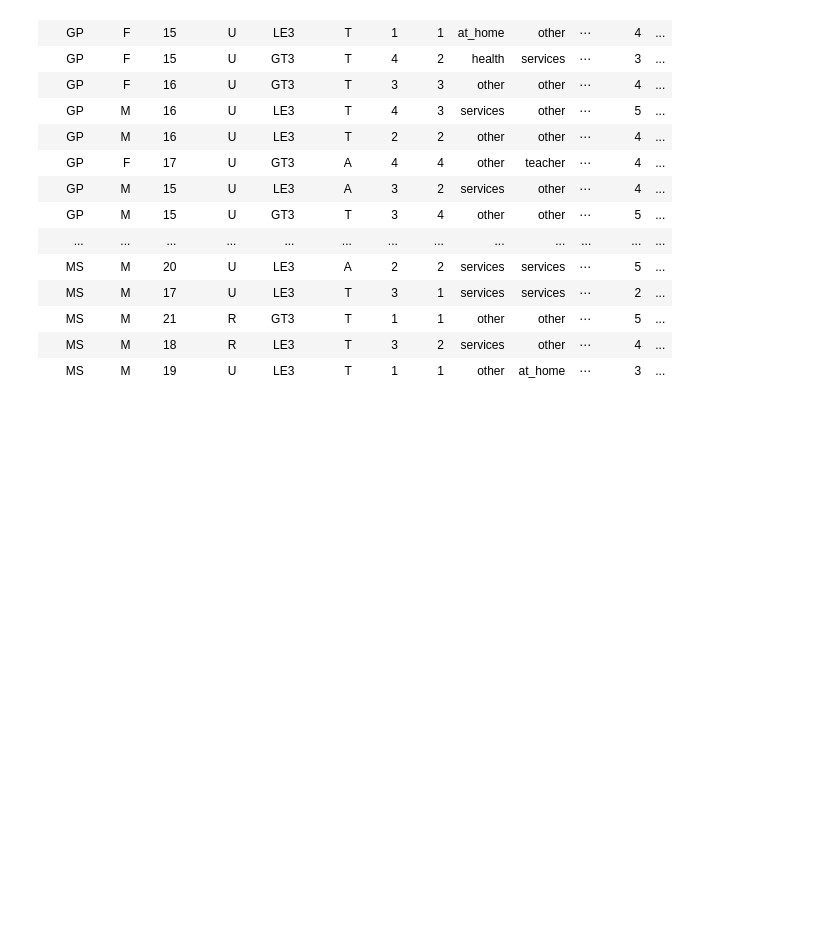
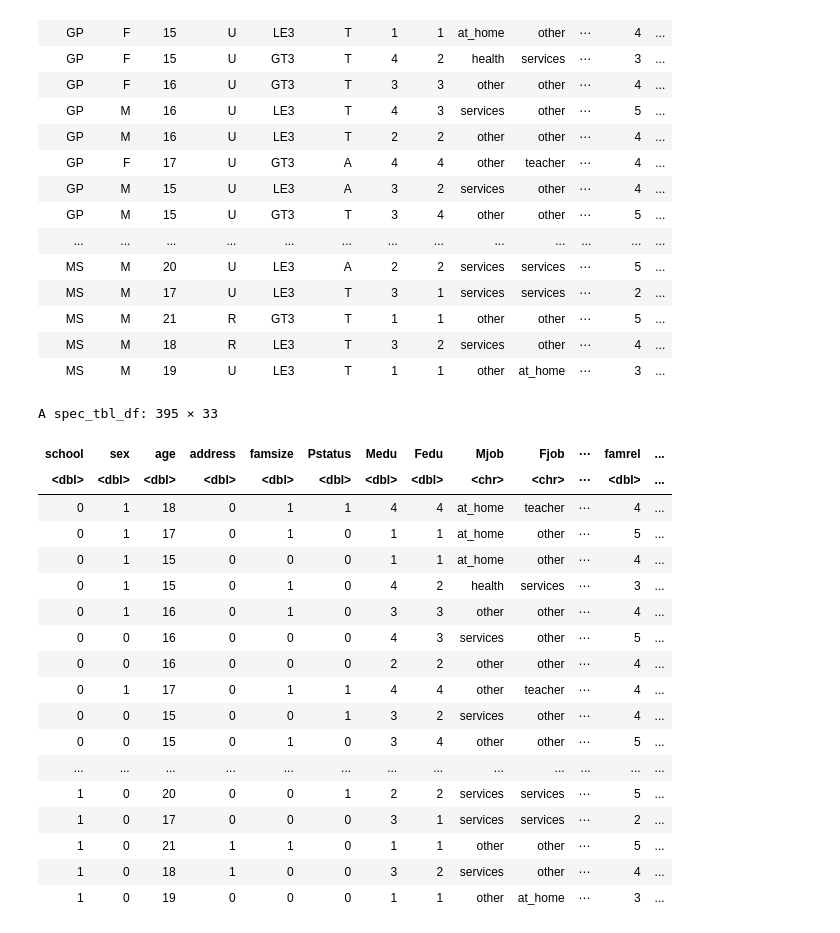
Before and after one commit to FelixNg21/DSCI100-project, a Jupyter notebook: Proposal.ipynb, the cells around one changed output. Saved outputs shown, nothing was run; the diff lists cells and outputs as text; code cells hidden in the pictures; blank space fills up the shorter version.

Commit message:
Converted columns to numerical values

```diff
--- a/Proposal.ipynb
+++ b/Proposal.ipynb
@@ -70,3 +88,78 @@ A spec_tbl_df: 395 × 33
 | MS | M | 21 | R | GT3 | T | 1 | 1 | other | other | ⋯ | 5 | ... |
 | MS | M | 18 | R | LE3 | T | 3 | 2 | services | other | ⋯ | 4 | ... |
 | MS | M | 19 | U | LE3 | T | 1 | 1 | other | at_home | ⋯ | 3 | ... |
+# %%
+student_data_cleaned_binary <- student_data %>%
+    mutate(school = recode(school,
+                     "GP" = "0",   # for school, GP value is 0, MS value is 1
+                     "MS" = "1"))  %>%
+    mutate(school = as.numeric(school)) %>%
+    mutate(sex = recode(sex,
+                       "M" = "0",  # for sex, male is 0, female is 1
+                       "F" = "1")) %>%
+    mutate(sex = as.numeric(sex)) %>%
+    mutate(address = recode(address,
+                           "U" = "0",   # for address, urban is 0, rural is 1
+                           "R" = "1")) %>%
+    mutate(address = as.numeric(address)) %>%
+    mutate(famsize = recode(famsize,
+                           "LE3" = "0",  # for family size, less than or equal to 3 is 0, greater than 3 is 1
+                           "GT3" = "1")) %>%
+    mutate(famsize = as.numeric(famsize)) %>%
+    mutate(Pstatus = recode(Pstatus,
+                           "T" = "0",    # for parental cohabitation status, together is 0, apart is 1
+                           "A" = "1")) %>%
+    mutate(Pstatus = as.numeric(Pstatus)) %>%
+    mutate(schoolsup = recode(schoolsup,
+                             "no" = "0", # for extra education support at school, no is 0, yes is 1
+                             "yes" = "1")) %>%
+    mutate(schoolsup = as.numeric(schoolsup)) %>%
+    mutate(famsup = recode(famsup,
+                          "no" = "0",    # for extra educatino support at home, no is 0, yes is 1
+                          "yes" = "1")) %>%
+    mutate(famsup = as.numeric(famsup)) %>%
+    mutate(paid = recode(paid,
+                          "no" = "0",    # for extra paid educatino support (tutor) , no is 0, yes is 1
+                          "yes" = "1")) %>%
+    mutate(paid = as.numeric(paid)) %>%
+    mutate(activities = recode(activities,
+                          "no" = "0",    # for extracurricular activities, no is 0, yes is 1
+                          "yes" = "1")) %>%
+    mutate(activities= as.numeric(activities)) %>%
+    mutate(nursery = recode(nursery,
+                          "no" = "0",    # for if they attended nursery school (preschool/kindergarten, no is 0, yes is 1
+                          "yes" = "1")) %>%
+    mutate(nursery = as.numeric(nursery)) %>%
+    mutate(higher = recode(higher,
+                          "no" = "0",    # for if they aspire for higher education, no is 0, yes is 1
+                          "yes" = "1")) %>%
+    mutate(higher = as.numeric(higher)) %>%
+    mutate(internet = recode(internet,
+                          "no" = "0",    # for internet access at home, no is 0, yes is 1
+                          "yes" = "1")) %>%
+    mutate(internet = as.numeric(internet)) %>%
+    mutate(romantic = recode(romantic,
+                          "no" = "0",    # for being in a romantic relationship, no is 0, yes is 1
+                          "yes" = "1")) %>%
+    mutate(romantic= as.numeric(romantic))
+student_data_cleaned_binary
+# %% [output]
+A spec_tbl_df: 395 × 33
+| school | sex | age | address | famsize | Pstatus | Medu | Fedu | Mjob | Fjob | ⋯ | famrel | ... |
+| <dbl> | <dbl> | <dbl> | <dbl> | <dbl> | <dbl> | <dbl> | <dbl> | <chr> | <chr> | ⋯ | <dbl> | ... |
+| 0 | 1 | 18 | 0 | 1 | 1 | 4 | 4 | at_home | teacher | ⋯ | 4 | ... |
+| 0 | 1 | 17 | 0 | 1 | 0 | 1 | 1 | at_home | other | ⋯ | 5 | ... |
+| 0 | 1 | 15 | 0 | 0 | 0 | 1 | 1 | at_home | other | ⋯ | 4 | ... |
+| 0 | 1 | 15 | 0 | 1 | 0 | 4 | 2 | health | services | ⋯ | 3 | ... |
+| 0 | 1 | 16 | 0 | 1 | 0 | 3 | 3 | other | other | ⋯ | 4 | ... |
+| 0 | 0 | 16 | 0 | 0 | 0 | 4 | 3 | services | other | ⋯ | 5 | ... |
+| 0 | 0 | 16 | 0 | 0 | 0 | 2 | 2 | other | other | ⋯ | 4 | ... |
+| 0 | 1 | 17 | 0 | 1 | 1 | 4 | 4 | other | teacher | ⋯ | 4 | ... |
+| 0 | 0 | 15 | 0 | 0 | 1 | 3 | 2 | services | other | ⋯ | 4 | ... |
+| 0 | 0 | 15 | 0 | 1 | 0 | 3 | 4 | other | other | ⋯ | 5 | ... |
+| ... | ... | ... | ... | ... | ... | ... | ... | ... | ... | ... | ... | ... |
+| 1 | 0 | 20 | 0 | 0 | 1 | 2 | 2 | services | services | ⋯ | 5 | ... |
+| 1 | 0 | 17 | 0 | 0 | 0 | 3 | 1 | services | services | ⋯ | 2 | ... |
+| 1 | 0 | 21 | 1 | 1 | 0 | 1 | 1 | other | other | ⋯ | 5 | ... |
+| 1 | 0 | 18 | 1 | 0 | 0 | 3 | 2 | services | other | ⋯ | 4 | ... |
+| 1 | 0 | 19 | 0 | 0 | 0 | 1 | 1 | other | at_home | ⋯ | 3 | ... |
```
Also changed, not shown: parts of 2 cells of this notebook.
